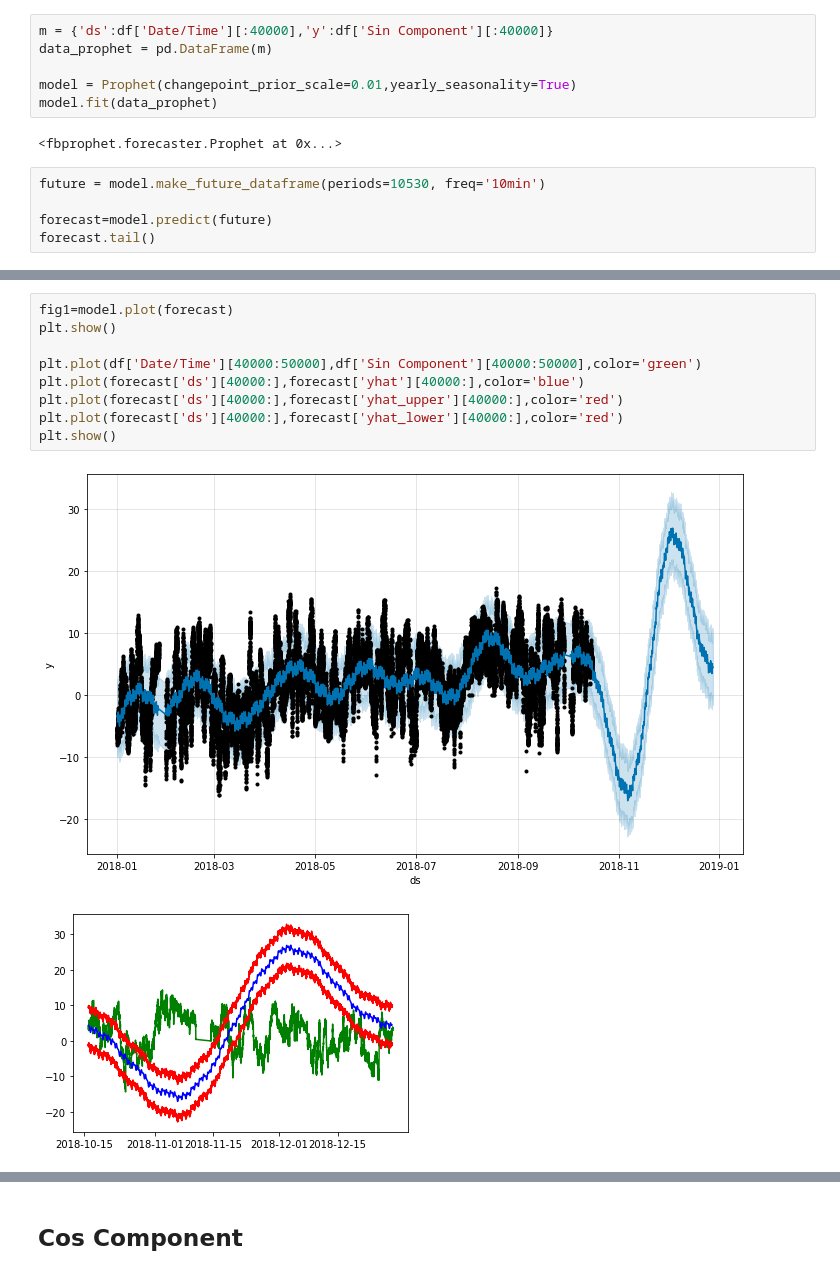
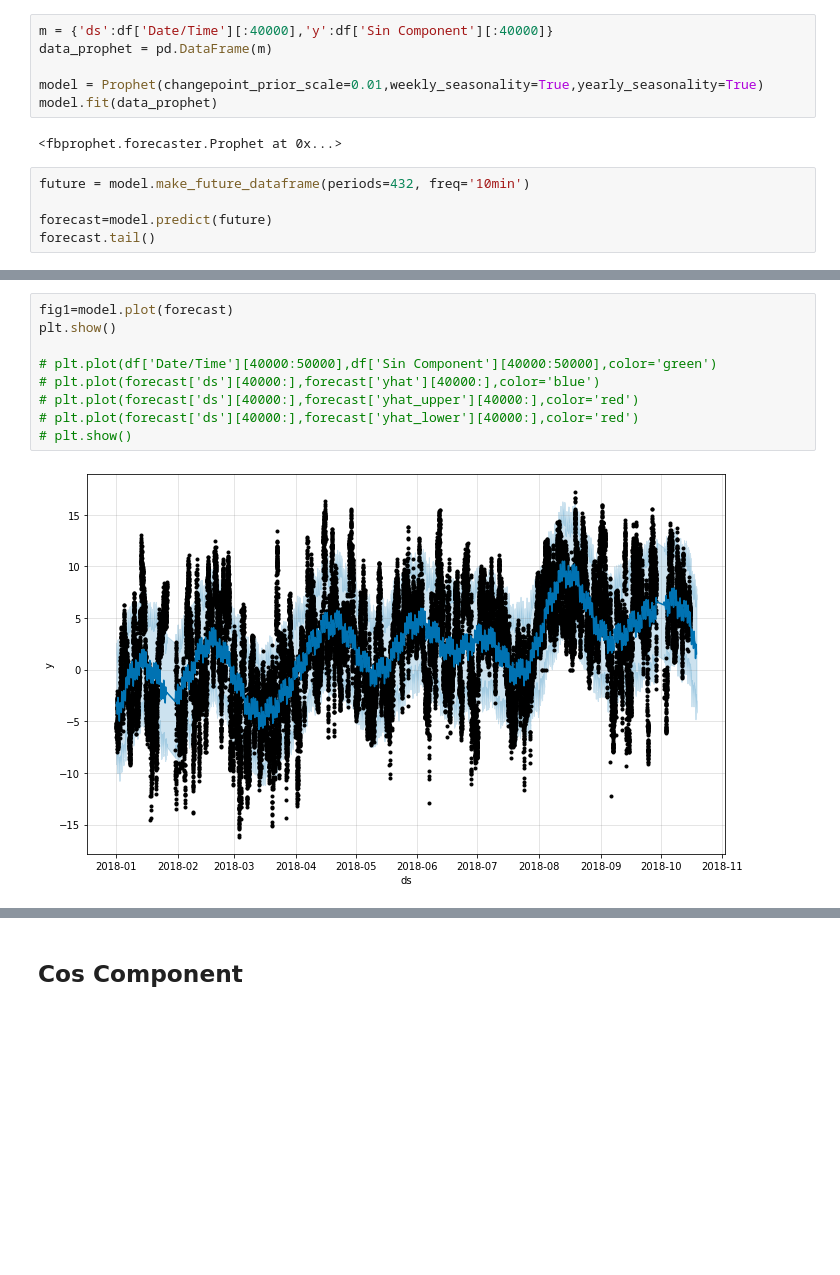
Before and after one commit to m607stars/GoGreen-with-ML, a Jupyter notebook: IBM_Hackathon.ipynb, the cells around one changed output, grey strips where cells are left out. Saved outputs shown, nothing was run; the diff lists cells and outputs as text; blank space fills up the shorter version.

```diff
--- a/IBM_Hackathon.ipynb
+++ b/IBM_Hackathon.ipynb
@@ -321,12 +321,12 @@ plt.show()
 m = {'ds':df['Date/Time'][:40000],'y':df['Sin Component'][:40000]}
 data_prophet = pd.DataFrame(m)
 
-model = Prophet(changepoint_prior_scale=0.01,yearly_seasonality=True)
+model = Prophet(changepoint_prior_scale=0.01,weekly_seasonality=True,yearly_seasonality=True)
 model.fit(data_prophet)
 # %% [output]
 <fbprophet.forecaster.Prophet at 0x...>
 # %%
-future = model.make_future_dataframe(periods=10530, freq='10min')
+future = model.make_future_dataframe(periods=432, freq='10min')
 
 forecast=model.predict(future)
 forecast.tail()
@@ -340,15 +340,14 @@ forecast.tail()
 # %%
 fig1=model.plot(forecast)
 plt.show()
 
-plt.plot(df['Date/Time'][40000:50000],df['Sin Component'][40000:50000],color='green')
-plt.plot(forecast['ds'][40000:],forecast['yhat'][40000:],color='blue')
-plt.plot(forecast['ds'][40000:],forecast['yhat_upper'][40000:],color='red')
-plt.plot(forecast['ds'][40000:],forecast['yhat_lower'][40000:],color='red')
-plt.show()
+# plt.plot(df['Date/Time'][40000:50000],df['Sin Component'][40000:50000],color='green')
+# plt.plot(forecast['ds'][40000:],forecast['yhat'][40000:],color='blue')
+# plt.plot(forecast['ds'][40000:],forecast['yhat_upper'][40000:],color='red')
+# plt.plot(forecast['ds'][40000:],forecast['yhat_lower'][40000:],color='red')
+# plt.show()
 # %% [output]
-[figure, old version]
+[figure, new version]
-[figure, removed]
 # %%
 plt.plot(df['Date/Time'][40000:40432],df['Sin Component'][40000:40432],color='green')
 plt.plot(forecast['ds'][40000:40432],forecast['yhat'][40000:40432],color='blue')
```
Also changed, not shown: parts of 14 cells of this notebook.
